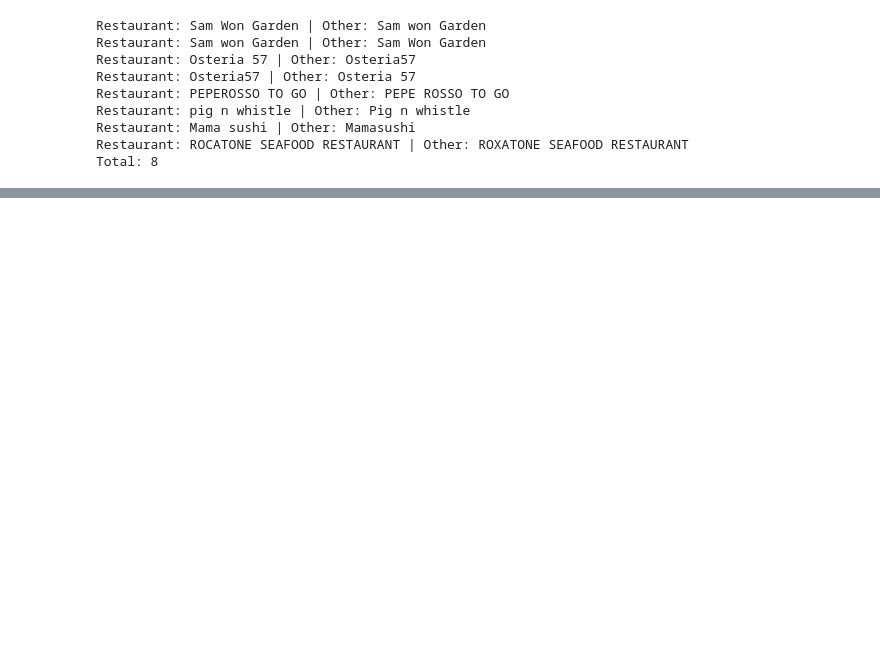
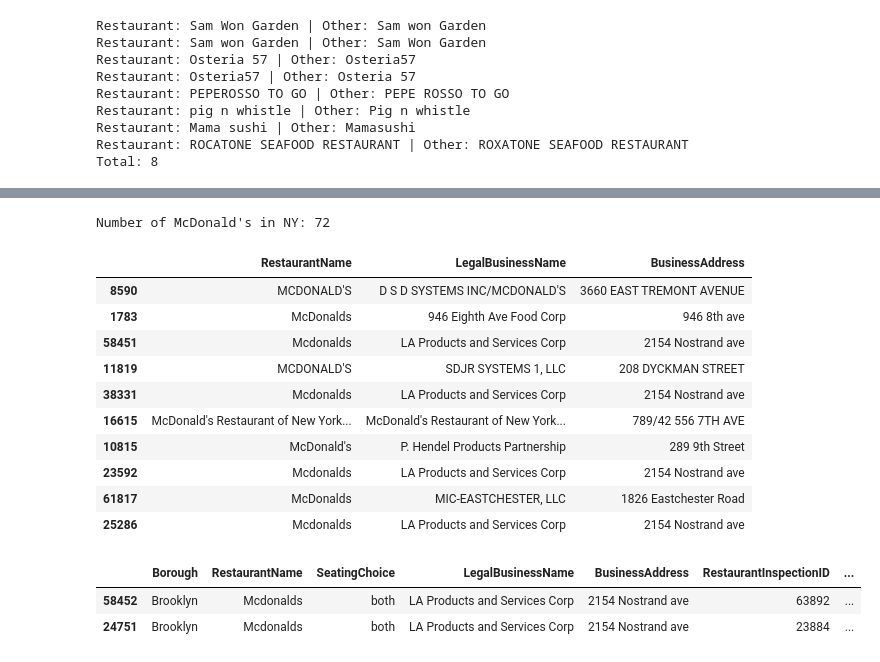
Before and after one commit to machar94/project-2-restaraunt-analytics, a Jupyter notebook: eda.ipynb, the cells around one changed output, grey strips where cells are left out. Drawn from its saved outputs; the diff is of its cells as text; code cells hidden in the pictures; blank space fills up the shorter version.

```diff
--- a/eda.ipynb
+++ b/eda.ipynb
@@ -298,0 +297,41 @@ Total: 8
+# %%
+# Display 10 rows where the restaraunt is McDonald's. Display the Restaraunt Name, Legal Business Name, and Business Address.
+
+# Normalize restaraunt name
+col_restaurant_name = df_cur['RestaurantName']
+
+# - remove spacing and from restaraunt name
+col_restaurant_name = col_restaurant_name.str.replace(' ', '')
+
+# - remove punctuation (',-) from RestaurantName
+col_restaurant_name = col_restaurant_name.str.replace(
+    ',', '').str.replace("'", '')
+
+# - to lowercase
+col_restaurant_name = col_restaurant_name.str.lower()
+
+# Sample rows containing mcdonalds
+mcdonalds_in_ny = df_cur[col_restaurant_name.str.contains(
+    'mcdonalds').replace(pd.NA, False)][['RestaurantName', 'LegalBusinessName', 'BusinessAddress']]
+
+print("Number of McDonald's in NY:", len(mcdonalds_in_ny))
+mcdonalds_in_ny.sample(10)
+# %% [output]
+Number of McDonald's in NY: 72
+|  | RestaurantName | LegalBusinessName | BusinessAddress |
+| 8590 | MCDONALD'S | D S D SYSTEMS INC/MCDONALD'S | 3660 EAST TREMONT AVENUE |
+| 1783 | McDonalds | 946 Eighth Ave Food Corp | 946 8th ave |
+| 58451 | Mcdonalds | LA Products and Services Corp | 2154 Nostrand ave |
+| 11819 | MCDONALD'S | SDJR SYSTEMS 1, LLC | 208 DYCKMAN STREET |
+| 38331 | Mcdonalds | LA Products and Services Corp | 2154 Nostrand ave |
+| 16615 | McDonald's Restaurant of New York... | McDonald's Restaurant of New York... | 789/42 556 7TH AVE |
+| 10815 | McDonald's | P. Hendel Products Partnership | 289 9th Street |
+| 23592 | Mcdonalds | LA Products and Services Corp | 2154 Nostrand ave |
+| 61817 | McDonalds | MIC-EASTCHESTER, LLC | 1826 Eastchester Road |
+| 25286 | Mcdonalds | LA Products and Services Corp | 2154 Nostrand ave |
+# %%
+df_cur.iloc[[58452, 24751]]
+# %% [output]
+|  | Borough | RestaurantName | SeatingChoice | LegalBusinessName | BusinessAddress | RestaurantInspectionID | ... |
+| 58452 | Brooklyn | Mcdonalds | both | LA Products and Services Corp | 2154 Nostrand ave | 63892 | ... |
+| 24751 | Brooklyn | Mcdonalds | both | LA Products and Services Corp | 2154 Nostrand ave | 23884 | ... |
```
Also changed, not shown: parts of 27 cells of this notebook, 15 other files.
